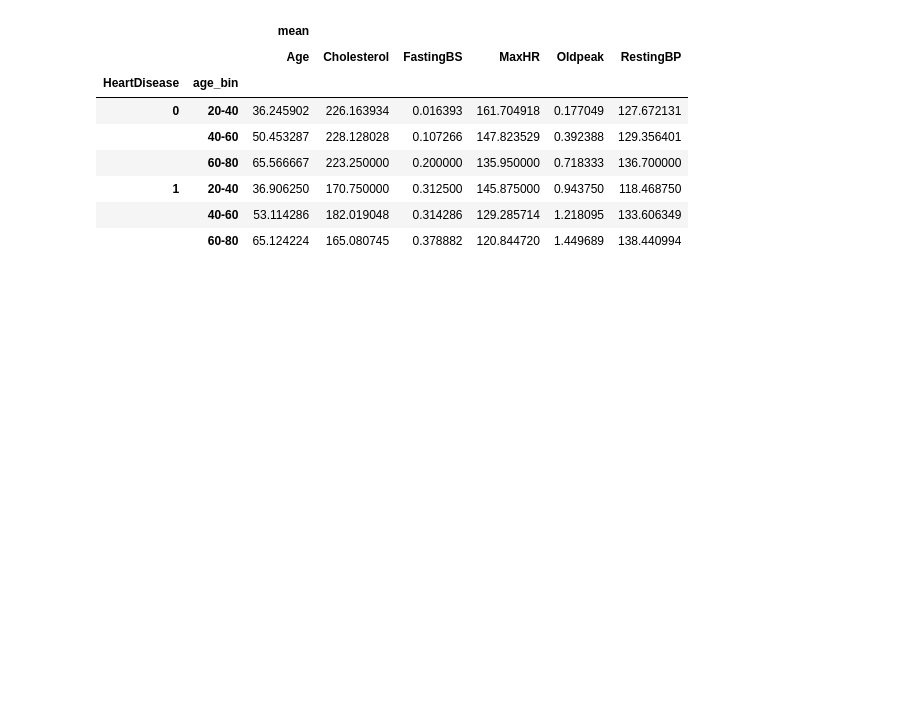
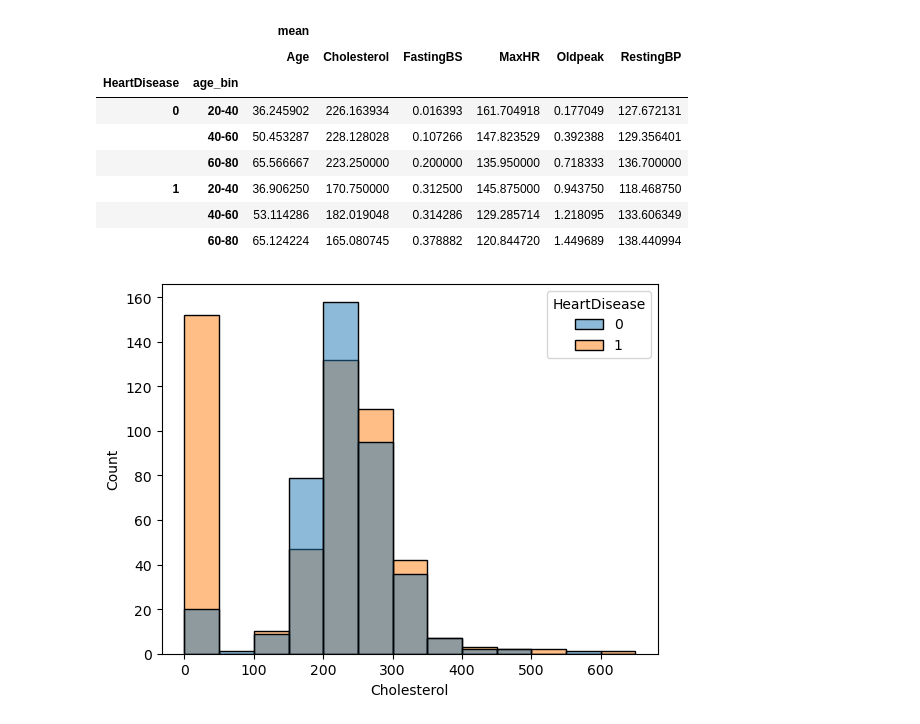
Before and after one commit to prem-0217/HeartDiseaseDetectionModel, a Jupyter notebook: Notebooks/Heart EDA.ipynb, the cells around one changed output. Saved outputs shown, nothing was run; the diff lists cells and outputs as text; code cells hidden in the pictures; blank space fills up the shorter version.

```diff
--- a/Notebooks/Heart EDA.ipynb
+++ b/Notebooks/Heart EDA.ipynb
@@ -182,6 +182,11 @@ heart_binned
 | 1 | 20-40 | 36.906250 | 170.750000 | 0.312500 | 145.875000 | 0.943750 | 118.468750 |
 |  | 40-60 | 53.114286 | 182.019048 | 0.314286 | 129.285714 | 1.218095 | 133.606349 |
 |  | 60-80 | 65.124224 | 165.080745 | 0.378882 | 120.844720 | 1.449689 | 138.440994 |
+# %%
+sns.histplot(x='Cholesterol', hue='HeartDisease', data=heart, binwidth=50)
+plt.show()
+# %% [output]
+[figure, added]
 # %%
 sns.barplot(x='ChestPainType',y='HeartDisease', data=heart, alpha=.6, hue='age_bin')
 plt.show()
```
Also changed, not shown: parts of 1 cell of this notebook, 5 other files.
